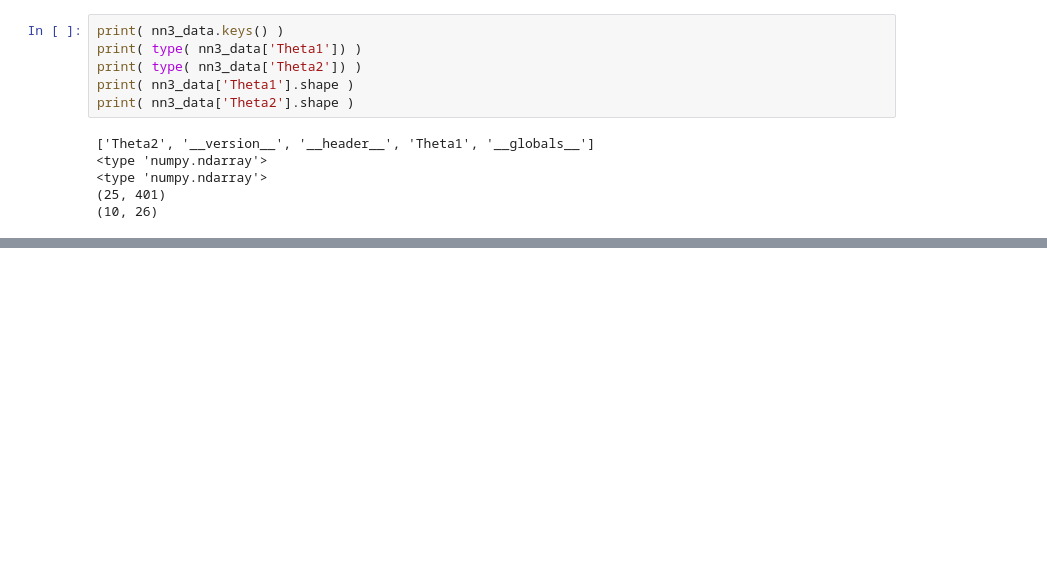
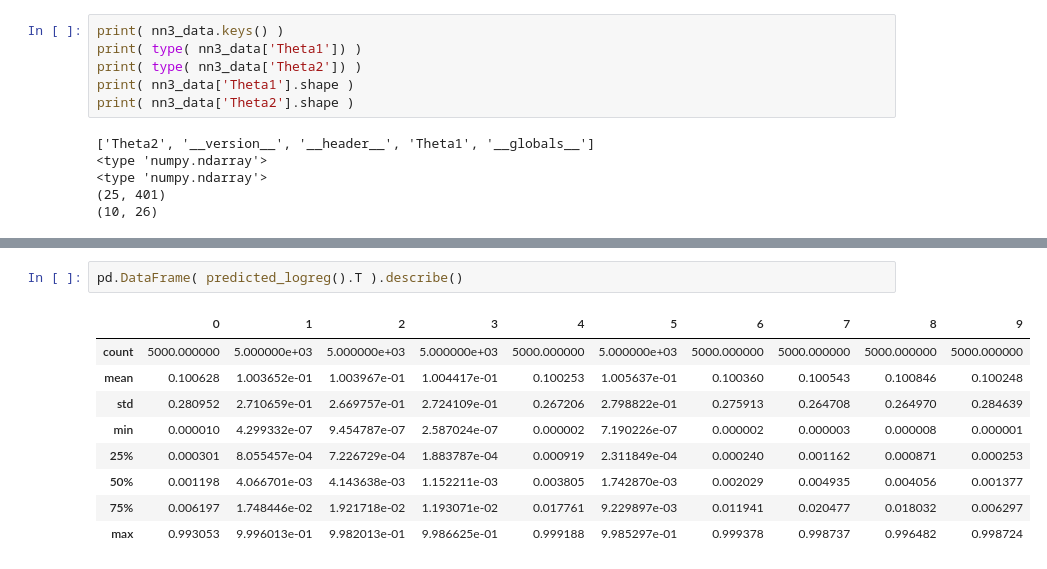
Before and after one commit to ernestyalumni/MLgrabbag, a Jupyter notebook: theano_ML.ipynb, the cells around one changed output, grey strips where cells are left out. Cells and saved outputs as stored; diff of their text form; blank space fills up the shorter version.

```diff
--- a/theano_ML.ipynb
+++ b/theano_ML.ipynb
@@ -1074,0 +1763,12 @@ print( nn3_data['Theta2'].shape )
+# %%
+pd.DataFrame( predicted_logreg().T ).describe()
+# %% [output]
+|  | 0 | 1 | 2 | 3 | 4 | 5 | 6 | 7 | 8 | 9 |
+| count | 5000.000000 | 5.000000e+03 | 5.000000e+03 | 5.000000e+03 | 5000.000000 | 5.000000e+03 | 5000.000000 | 5000.000000 | 5000.000000 | 5000.000000 |
+| mean | 0.100628 | 1.003652e-01 | 1.003967e-01 | 1.004417e-01 | 0.100253 | 1.005637e-01 | 0.100360 | 0.100543 | 0.100846 | 0.100248 |
+| std | 0.280952 | 2.710659e-01 | 2.669757e-01 | 2.724109e-01 | 0.267206 | 2.798822e-01 | 0.275913 | 0.264708 | 0.264970 | 0.284639 |
+| min | 0.000010 | 4.299332e-07 | 9.454787e-07 | 2.587024e-07 | 0.000002 | 7.190226e-07 | 0.000002 | 0.000003 | 0.000008 | 0.000001 |
+| 25% | 0.000301 | 8.055457e-04 | 7.226729e-04 | 1.883787e-04 | 0.000919 | 2.311849e-04 | 0.000240 | 0.001162 | 0.000871 | 0.000253 |
+| 50% | 0.001198 | 4.066701e-03 | 4.143638e-03 | 1.152211e-03 | 0.003805 | 1.742870e-03 | 0.002029 | 0.004935 | 0.004056 | 0.001377 |
+| 75% | 0.006197 | 1.748446e-02 | 1.921718e-02 | 1.193071e-02 | 0.017761 | 9.229897e-03 | 0.011941 | 0.020477 | 0.018032 | 0.006297 |
+| max | 0.993053 | 9.996013e-01 | 9.982013e-01 | 9.986625e-01 | 0.999188 | 9.985297e-01 | 0.999378 | 0.998737 | 0.996482 | 0.998724 |
```
Also changed, not shown: parts of 187 cells of this notebook, 3 other files.
